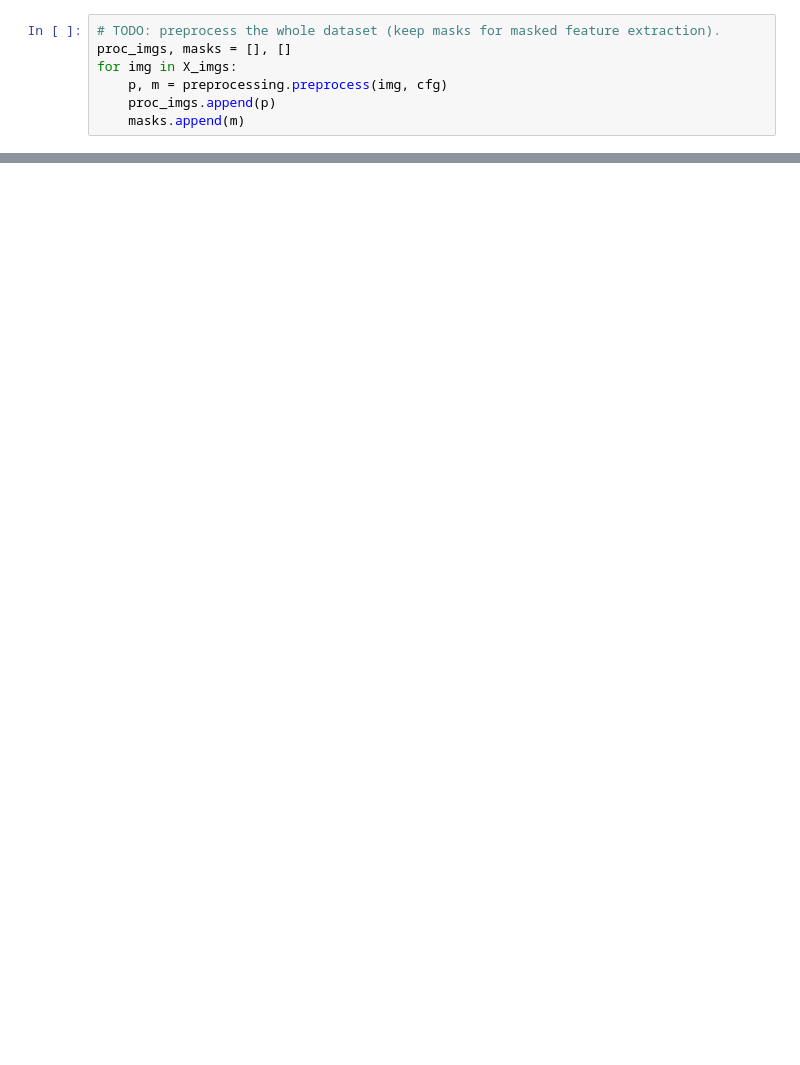
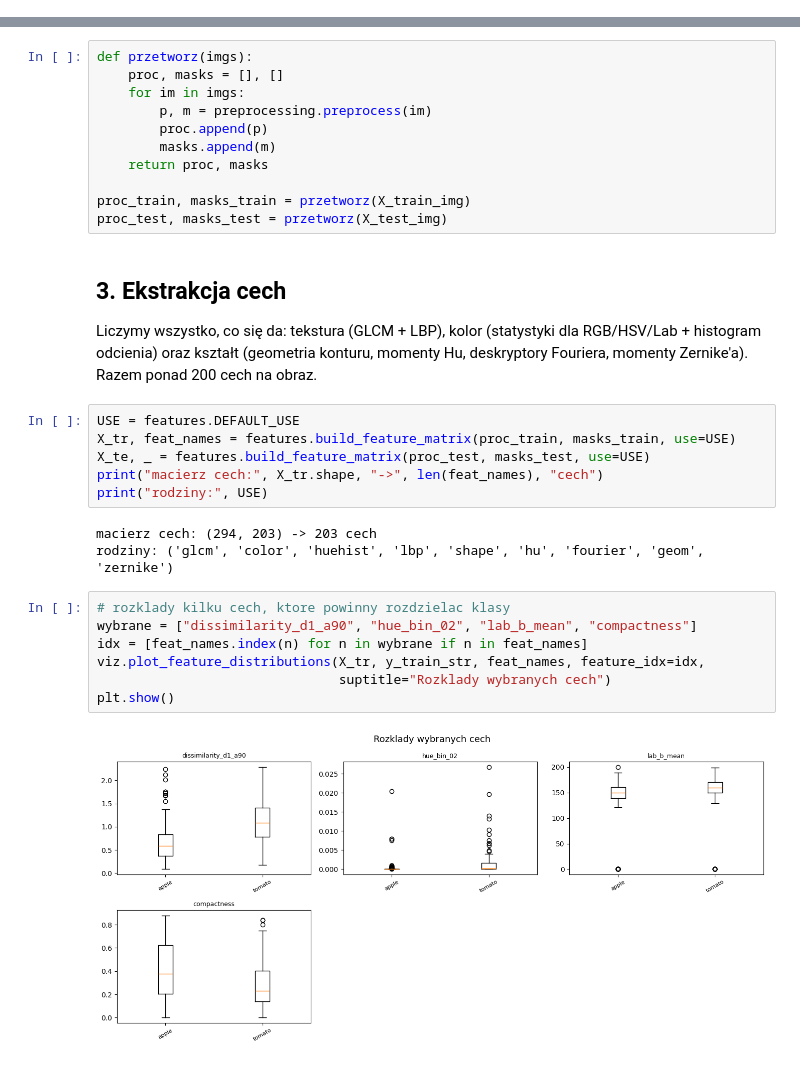
Before and after one commit to Ki3mONo/Computer-Vision-AGH, a Jupyter notebook: lab67/notebooks/project.ipynb, the cells around one changed output, grey strips where cells are left out. Cells and saved outputs as stored; diff of their text form; blank space fills up the shorter version.

```diff
--- a/lab67/notebooks/project.ipynb
+++ b/lab67/notebooks/project.ipynb
@@ -80,7 +0,0 @@ if mask is not None:
-# %%
-# TODO: preprocess the whole dataset (keep masks for masked feature extraction).
-proc_imgs, masks = [], []
-for img in X_imgs:
-    p, m = preprocessing.preprocess(img, cfg)
-    proc_imgs.append(p)
-    masks.append(m)
@@ -194,0 +59,35 @@ noting for the presentation & documentation._
+# %%
+def przetworz(imgs):
+    proc, masks = [], []
+    for im in imgs:
+        p, m = preprocessing.preprocess(im)
+        proc.append(p)
+        masks.append(m)
+    return proc, masks
+
+proc_train, masks_train = przetworz(X_train_img)
+proc_test, masks_test = przetworz(X_test_img)
+# %% [markdown]
+## 3. Ekstrakcja cech
+
+Liczymy wszystko, co się da: tekstura (GLCM + LBP), kolor (statystyki dla
+RGB/HSV/Lab + histogram odcienia) oraz kształt (geometria konturu, momenty Hu,
+deskryptory Fouriera, momenty Zernike'a). Razem ponad 200 cech na obraz.
+# %%
+USE = features.DEFAULT_USE
+X_tr, feat_names = features.build_feature_matrix(proc_train, masks_train, use=USE)
+X_te, _ = features.build_feature_matrix(proc_test, masks_test, use=USE)
+print("macierz cech:", X_tr.shape, "->", len(feat_names), "cech")
+print("rodziny:", USE)
+# %% [output]
+macierz cech: (294, 203) -> 203 cech
+rodziny: ('glcm', 'color', 'huehist', 'lbp', 'shape', 'hu', 'fourier', 'geom', 'zernike')
+# %%
+# rozklady kilku cech, ktore powinny rozdzielac klasy
+wybrane = ["dissimilarity_d1_a90", "hue_bin_02", "lab_b_mean", "compactness"]
+idx = [feat_names.index(n) for n in wybrane if n in feat_names]
+viz.plot_feature_distributions(X_tr, y_train_str, feat_names, feature_idx=idx,
+                               suptitle="Rozklady wybranych cech")
+plt.show()
+# %% [output]
+[figure, added]
```
Also changed, not shown: parts of 37 cells of this notebook.
